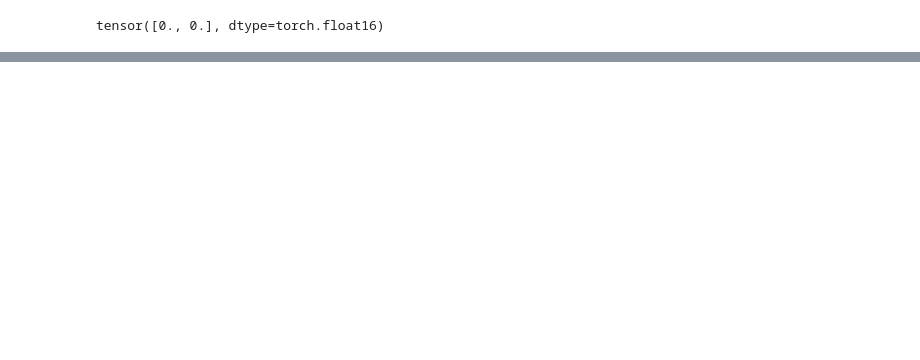
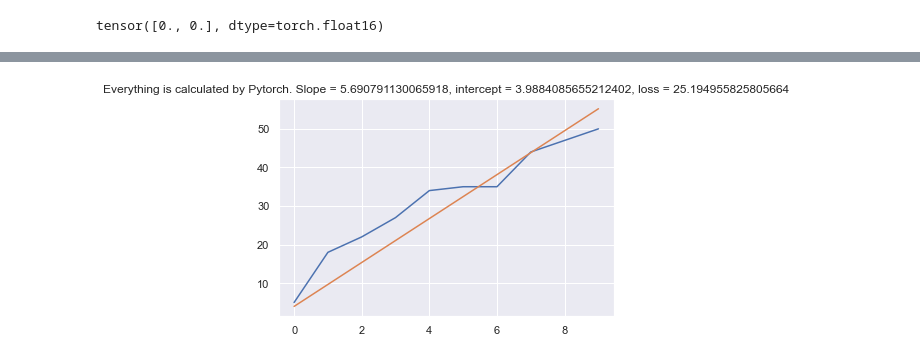
Before and after one commit to israfilovamaria/Pytorch, a Jupyter notebook: Manual Backpropagation.ipynb, the cells around one changed output, grey strips where cells are left out. Cells and saved outputs as stored; diff of their text form; code cells hidden in the pictures; blank space fills up the shorter version.

Commit message:
replace everything by Pytorch functions

```diff
--- a/Manual Backpropagation.ipynb
+++ b/Manual Backpropagation.ipynb
@@ -186,0 +191,14 @@ sns.lineplot(x = x, y = y_pred.detach().numpy())
+# %%
+#let's also use mse error and optimizer which are provided by Pytorch library
+import torch.nn as nn
+number_of_steps = 1000
+w = torch.zeros(2, dtype = torch.float32, requires_grad = True)
+loss = nn.MSELoss()
+optimizer = torch.optim.SGD([w], lr = 0.0006)
+for step in range(number_of_steps):
+    y_pred = predict(w, x)
+    error = loss(y, y_pred)
+    error.backward()
+    optimizer.step()
+    optimizer.zero_grad()
+    print(f'step №{step}: loss = {error}, weights = {w}')
@@ -186,0 +223,5 @@ sns.lineplot(x = x, y = y_pred.detach().numpy())
+# %%
+sns.lineplot(x = x, y = y)
+sns.lineplot(x = x, y = y_pred.detach().numpy())
+plt.title(f'Everything is calculated by Pytorch. Slope = {w[0]}, intercept = {w[1]}, loss = {error}')
+# %% [output]
@@ -186,0 +229 @@ sns.lineplot(x = x, y = y_pred.detach().numpy())
+[figure, added]
```
Also changed, not shown: parts of 18 cells of this notebook.
